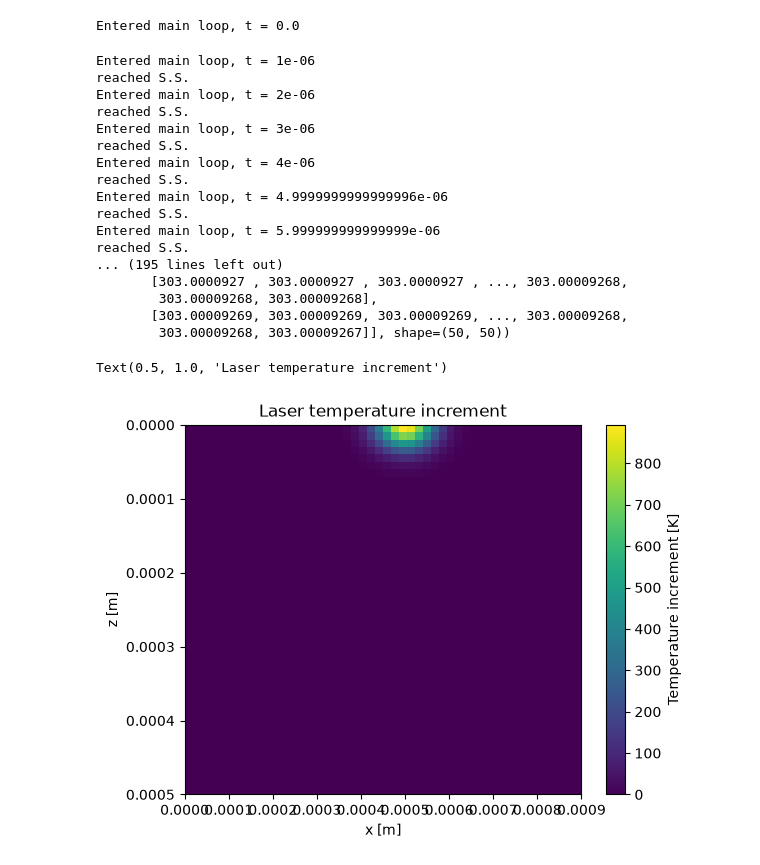
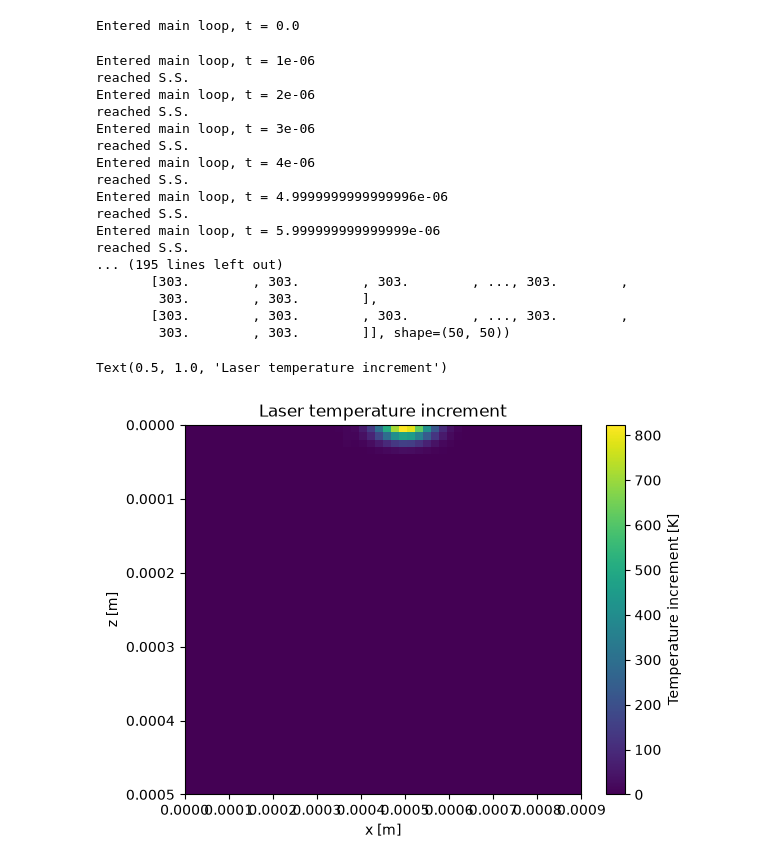
Before and after one commit to jacksoncunniff/lpbf_solver, a Jupyter notebook: 03-main-loop.ipynb, the cells around one changed output. Saved outputs shown, nothing was run; the diff lists cells and outputs as text; code cells hidden in the pictures.

Commit message:
main loop testing

```diff
--- a/03-main-loop.ipynb
+++ b/03-main-loop.ipynb
@@ -17,18 +16,17 @@ nz = 50
 dt = 1e-6
 
 mesh: Mesh = Mesh(x, y, z, nx, 1, nz, dt)
-material = Material()
 solverSettings = SolveSettings(0.25, 50)
 plotSettings = PlotSettings()
 
 
-def main(solveSettings: SolveSettings, plotSettings: PlotSettings, mesh: Mesh, material: Material):
+def main(solveSettings: SolveSettings, plotSettings: PlotSettings, mesh: Mesh):
     Nq = mesh.Nx
     Nz = mesh.Nz
     fields = FlowField(mesh, Nq, Nz)
     faces = FaceField(mesh)
-    energy = TemperatureModule(solveSettings, fields, faces, mesh, mesh.dt, material)
-    simpleSolve =  SIMPLEcfd(solveSettings, fields, faces, mesh, mesh.dt, material)
+    energy = TemperatureModule(solveSettings, fields, faces, mesh, mesh.dt)
+    simpleSolve =  SIMPLEcfd(solveSettings, fields, faces, mesh, mesh.dt)
 
     t = 0.0
     steady_state = False
@@ -58,7 +56,6 @@ F = main(
     solveSettings= solverSettings,
     plotSettings= plotSettings,
     mesh = mesh,
-    material = material
 )
 # %% [output]
 Entered main loop, t = 0.0
@@ -75,10 +72,10 @@ reached S.S.
 Entered main loop, t = 5.999999999999999e-06
 reached S.S.
 ... (195 lines left out)
-       [303.0000927 , 303.0000927 , 303.0000927 , ..., 303.00009268,
-        303.00009268, 303.00009268],
-       [303.00009269, 303.00009269, 303.00009269, ..., 303.00009268,
-        303.00009268, 303.00009267]], shape=(50, 50))
+       [303.        , 303.        , 303.        , ..., 303.        ,
+        303.        , 303.        ],
+       [303.        , 303.        , 303.        , ..., 303.        ,
+        303.        , 303.        ]], shape=(50, 50))
 # %%
 import matplotlib.pyplot as plt
 from physics.heat_source import LaserSource
@@ -88,32 +85,31 @@ laser = LaserSource(
                 P = 500,    #[W]
                 A = 0.8,    #[1]
                 Cp = F.cp,  #[J/kg-K]
                 a = 100*1e-6,    #[m] -> micrometer * 1e-6
                 b = 100*1e-6,    #[m] ""
                 c = 30 * 1e-6,   #[m] ""
                 rho=F.rho,  #[kg/m3]
                 k=F.k,      #[W/m3-K]
                 V = 0.5,      #[m/s]
                 t_prime = 0,
-                delta_t = 1 # doesn't inform laser at the moment
         )
 
 dT = laser.temperature_update(
     fields          = F,
     mesh            = mesh,
     current_time    = 0.001,
     delta_time      = 1e-4
 )
 
 
 plt.figure()
 plt.pcolormesh(mesh.x, mesh.z, dT, shading="auto")
 plt.colorbar(label="Temperature increment [K]")
 plt.xlabel("x [m]")
 plt.ylabel("z [m]")
 plt.gca().invert_yaxis()
 plt.title("Laser temperature increment")
 # plt.show()
 # %% [output]
 Text(0.5, 1.0, 'Laser temperature increment')
-[figure, old version]
+[figure, new version]
```
Also changed, not shown: parts of 3 cells of this notebook, 8 other files.
